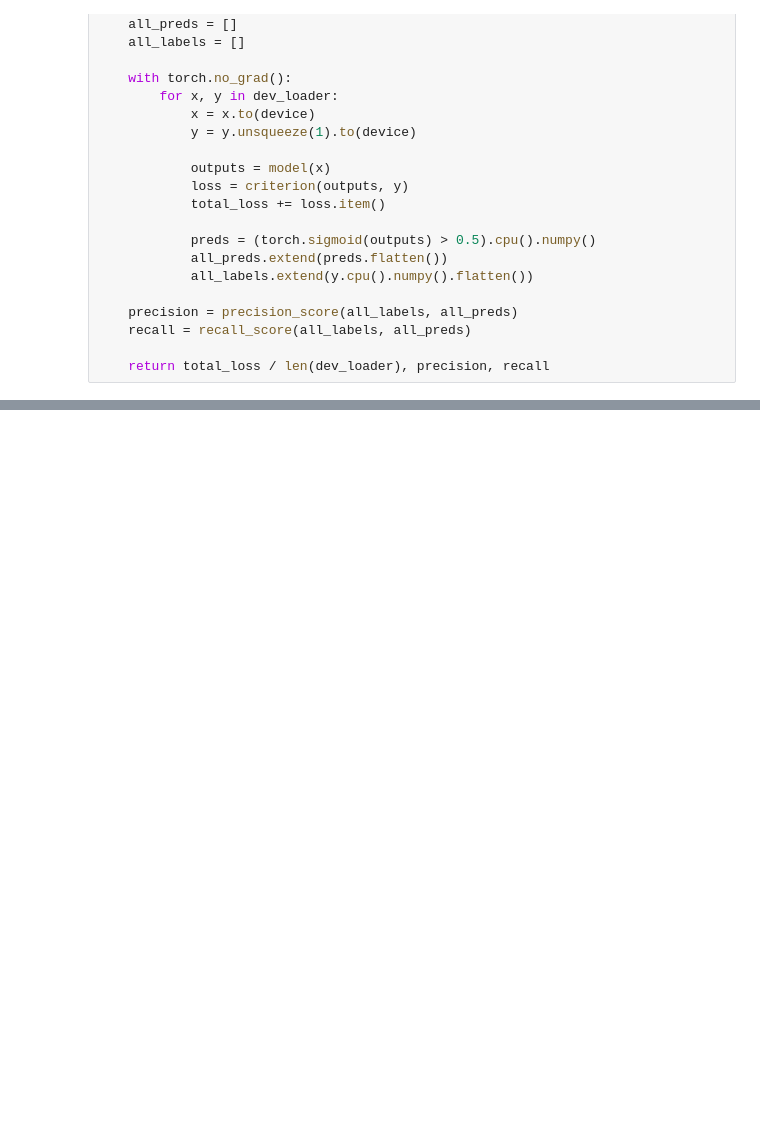
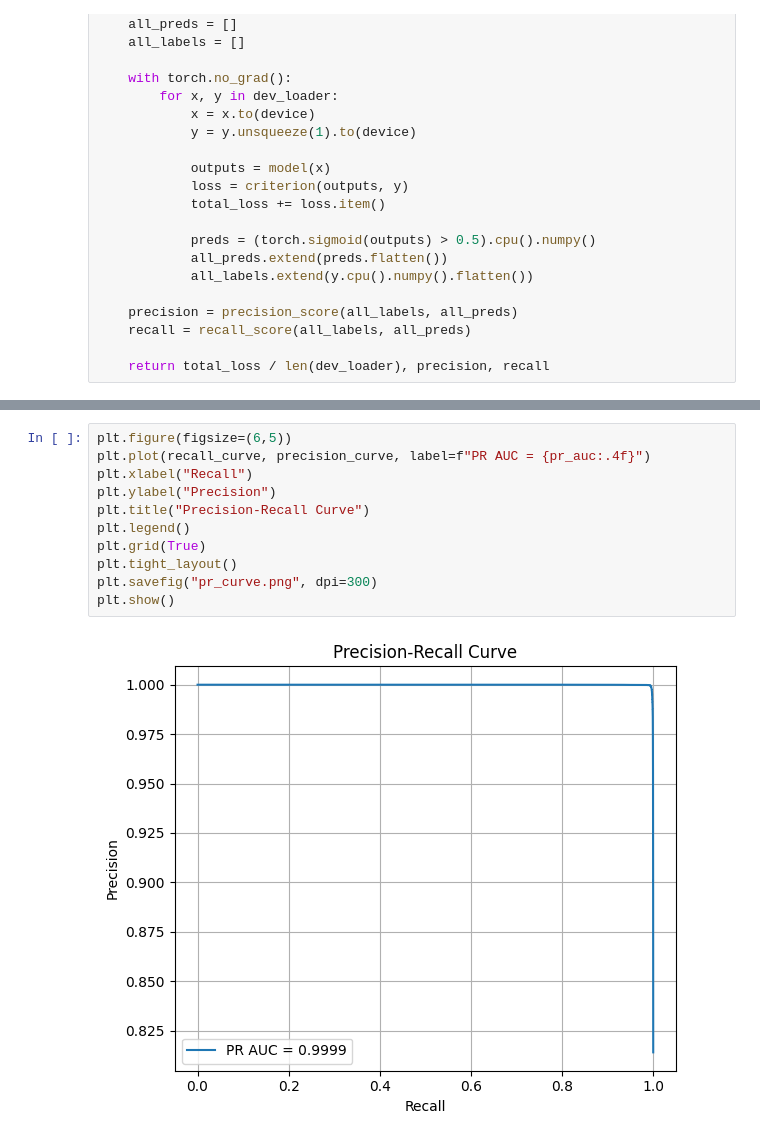
Before and after one commit to Namith-19/Phase_picking_earthquake, a Jupyter notebook: optimized_training.ipynb, the cells around one changed output, grey strips where cells are left out. Cells and saved outputs as stored; diff of their text form; blank space fills up the shorter version.

```diff
--- a/optimized_training.ipynb
+++ b/optimized_training.ipynb
@@ -224,0 +362,13 @@ print("Avg inference time per window:",
+# %%
+plt.figure(figsize=(6,5))
+plt.plot(recall_curve, precision_curve, label=f"PR AUC = {pr_auc:.4f}")
+plt.xlabel("Recall")
+plt.ylabel("Precision")
+plt.title("Precision-Recall Curve")
+plt.legend()
+plt.grid(True)
+plt.tight_layout()
+plt.savefig("pr_curve.png", dpi=300)
+plt.show()
+# %% [output]
+[figure, added]
```
Also changed, not shown: parts of 8 cells of this notebook, 2 other files.
